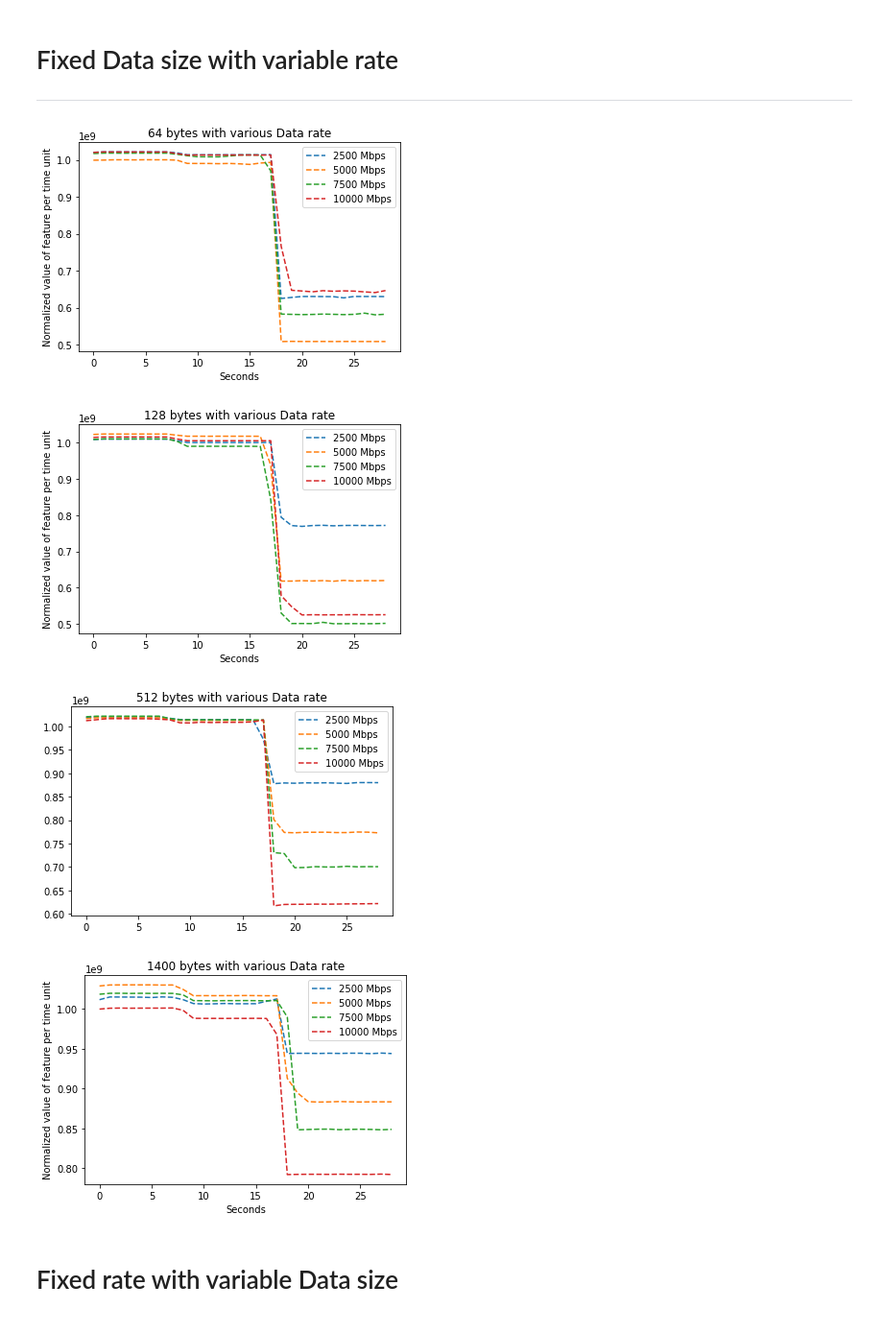
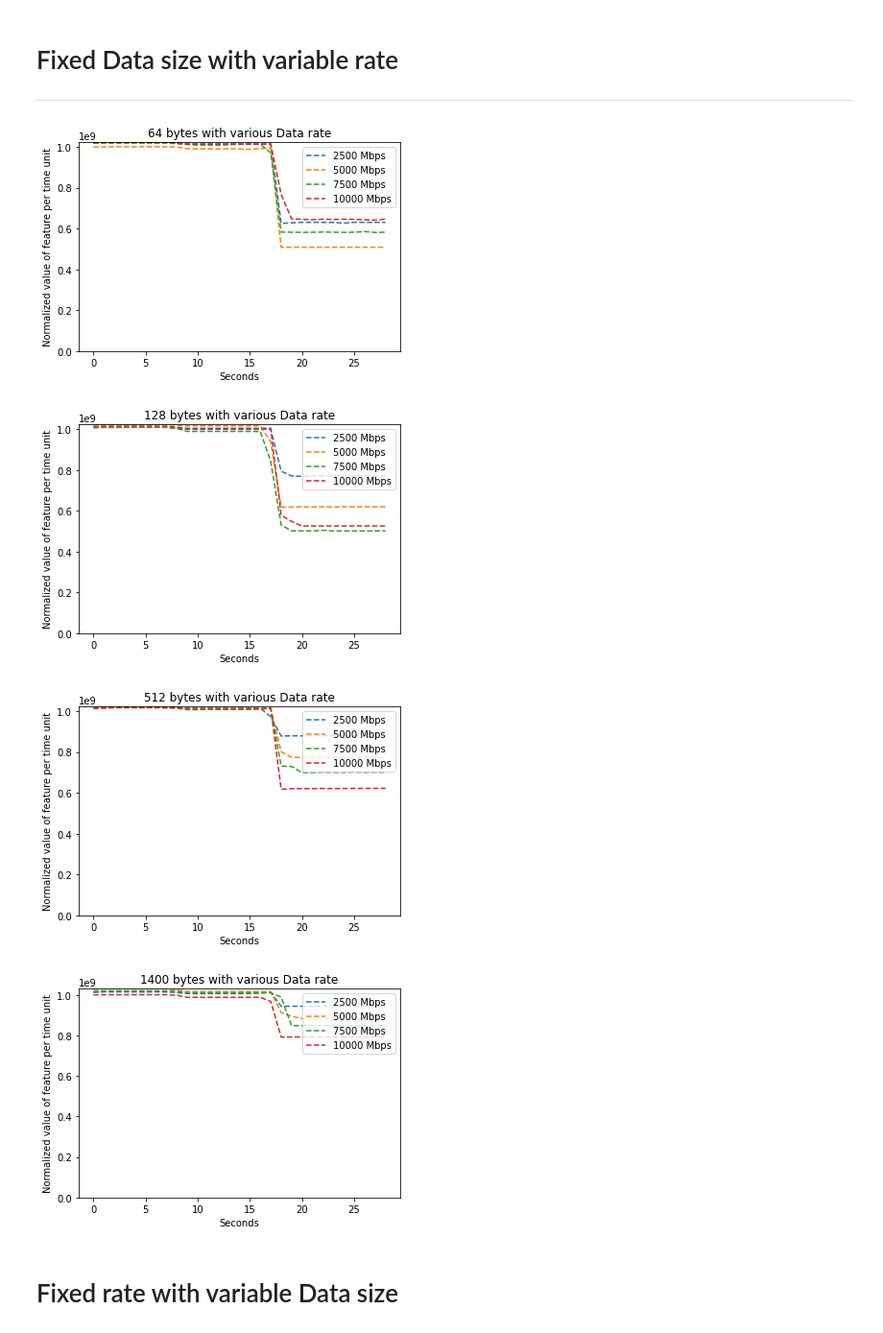
Before and after one commit to CedricKoukoui/ml-for-highspeed-networks-cedric_internship, a Jupyter notebook: data_splitting.ipynb, the cells around one changed output. Shown at 96% size. Cells and saved outputs as stored; diff of their text form; code cells hidden in the pictures.

```diff
--- a/data_splitting.ipynb
+++ b/data_splitting.ipynb
@@ -126,6 +128,7 @@ line3, = ax.plot(full_df['7500-64-branches'], label="7500 Mbps", linestyle='--')
 line4, = ax.plot(full_df['10000-64-branches'], label="10000 Mbps", linestyle='--')
 plt.xlabel('Seconds')
 plt.ylabel('Normalized value of feature per time unit')
+plt.ylim(0, max(full_df['2500-64-branches'].max(), full_df['5000-64-branches'].max(), full_df['7500-64-branches'].max(),full_df['10000-64-branches'].max()))
 plt.title("64 bytes with various Data rate")
 # Create a legend
 first_legend = ax.legend(handles=[line1,line2,line3, line4 ], loc='upper right')
@@ -140,40 +143,45 @@ line3, = ax.plot(full_df['7500-128-branches'], label="7500 Mbps", linestyle='--'
 line4, = ax.plot(full_df['10000-128-branches'], label="10000 Mbps", linestyle='--')
 plt.xlabel('Seconds')
 plt.ylabel('Normalized value of feature per time unit')
+plt.ylim(0, max(full_df['2500-128-branches'].max(), full_df['5000-128-branches'].max(), full_df['7500-128-branches'].max(),full_df['10000-128-branches'].max()))
 plt.title("128 bytes with various Data rate")
 # Create a legend
 first_legend = ax.legend(handles=[line1,line2,line3, line4 ], loc='upper right')
 
 ################### 512
 
 fig, ax = plt.subplots()
 
 line1, = ax.plot(full_df['2500-512-branches'], label="2500 Mbps", linestyle='--')
 line2, = ax.plot(full_df['5000-512-branches'], label="5000 Mbps", linestyle='--')
 line3, = ax.plot(full_df['7500-512-branches'], label="7500 Mbps", linestyle='--')
 line4, = ax.plot(full_df['10000-512-branches'], label="10000 Mbps", linestyle='--')
+plt.xlabel('Seconds')
+plt.ylabel('Normalized value of feature per time unit')
+plt.ylim(0, max(full_df['2500-512-branches'].max(), full_df['5000-512-branches'].max(), full_df['7500-512-branches'].max(),full_df['10000-512-branches'].max()))
 plt.title("512 bytes with various Data rate")
 # Create a legend
 first_legend = ax.legend(handles=[line1,line2,line3, line4 ], loc='upper right')
 
 ################### 1400
 
 fig, ax = plt.subplots()
 
 line1, = ax.plot(full_df['2500-1400-branches'], label="2500 Mbps", linestyle='--')
 line2, = ax.plot(full_df['5000-1400-branches'], label="5000 Mbps", linestyle='--')
 line3, = ax.plot(full_df['7500-1400-branches'], label="7500 Mbps", linestyle='--')
 line4, = ax.plot(full_df['10000-1400-branches'], label="10000 Mbps", linestyle='--')
 plt.xlabel('Seconds')
 plt.ylabel('Normalized value of feature per time unit')
+plt.ylim(0, max(full_df['2500-1400-branches'].max(), full_df['5000-1400-branches'].max(), full_df['7500-1400-branches'].max(),full_df['10000-1400-branches'].max()))
 plt.title("1400 bytes with various Data rate")
 # Create a legend
 first_legend = ax.legend(handles=[line1,line2,line3, line4 ], loc='upper right')
 # %% [output]
-[figure, old version]
+[figure, new version]
-[figure, old version]
+[figure, new version]
-[figure, old version]
+[figure, new version]
-[figure, old version]
+[figure, new version]
 # %% [markdown]
 # Fixed rate with variable Data size
 # %%
```
Also changed, not shown: parts of 2 cells of this notebook.
